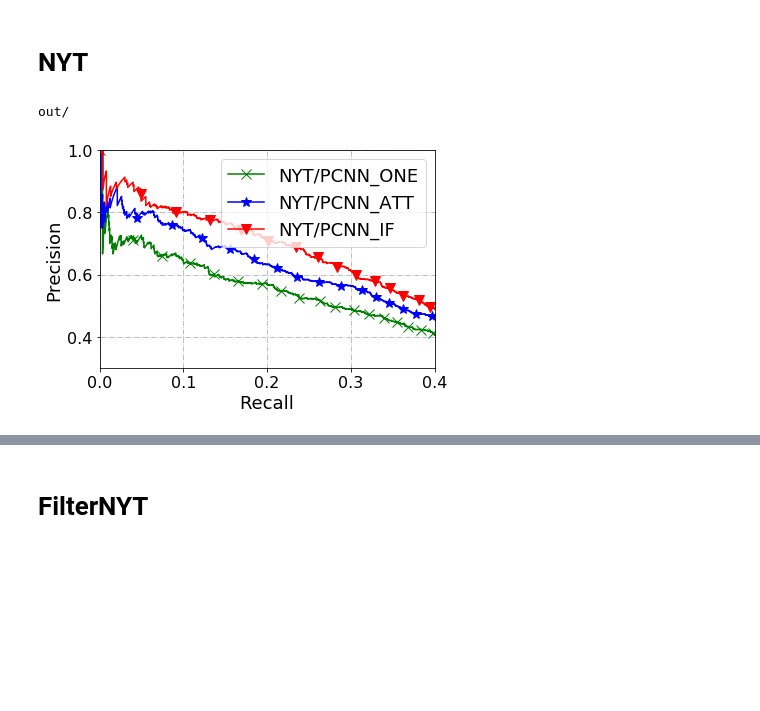
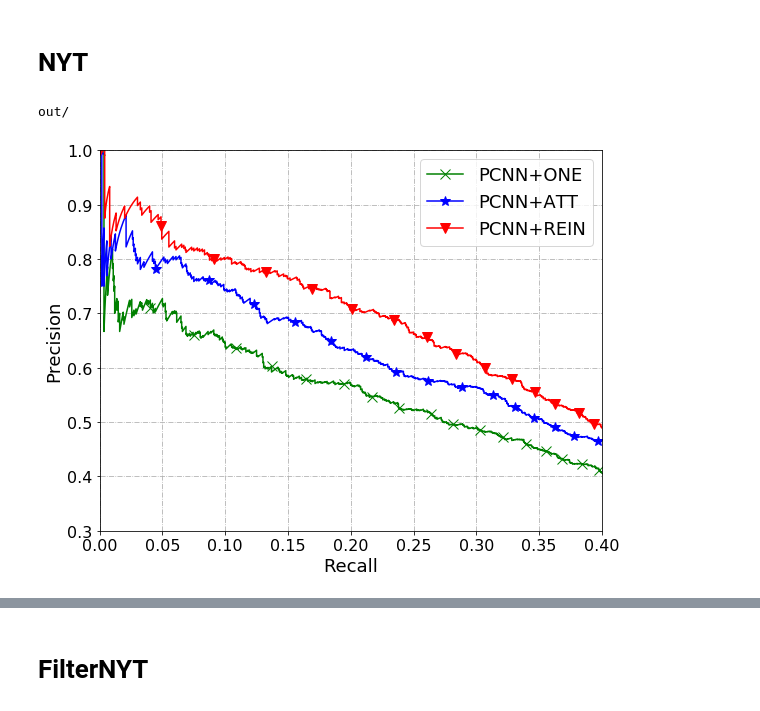
Before and after one commit to RyanWangZf/NRE-IF, a Jupyter notebook: plot_results.ipynb, the cells around one changed output, grey strips where cells are left out. Cells and saved outputs as stored; diff of their text form; code cells hidden in the pictures; blank space fills up the shorter version.

Commit message:
visualization of results

```diff
--- a/plot_results.ipynb
+++ b/plot_results.ipynb
@@ -31,7 +31,7 @@ def getXY(file_name, n = 3000):
                 break
     return x, y
 
-def plot_mul(files,name="image.pdf"):
+def plot_mul(files,name="image.pdf",legend=None):
     '''
     Plot P-R curves of muliple models.
     '''
@@ -45,7 +45,8 @@ def plot_mul(files,name="image.pdf"):
         x, y = getXY(path)
         plt.plot(x,y, marker = marker[i%len(marker)], markevery = 100, markersize = 10, color = color[i%len(color)])
     # legend = ['_'.join(i.split('_')[:-2]) for i in files]
-    legend = ['_'.join(i.split('_')[:-3]) for i in files]
+    if legend is None:
+        legend = ['_'.join(i.split('_')[:-3]) for i in files]
 
     plt.legend(legend, prop={'size':18})
     plt.ylim([0.3, 1])
@@ -155,7 +156,7 @@ def get_pr_curve(files):
 # %% [markdown]
 # NYT
 # %%
-plot_mul(["NYT/PCNN_ONE_DEF_15_PR.txt","NYT/PCNN_ATT_DEF_10_PR.txt","NYT/PCNN_IF_DEF_11_PR.txt",],"nyt_PR.pdf")
+plot_mul(["NYT/PCNN_ONE_15_PR.txt","NYT/PCNN_ATT_10_PR.txt","NYT/PCNN_PIF_11_PR.txt",],"demo/nyt_PR.pdf",["PCNN+ONE","PCNN+ATT","PCNN+REIN"])
 # %% [output]
 out/
-[figure, old version]
+[figure, new version]
```
Also changed, not shown: parts of 5 cells of this notebook, 12 other files.
